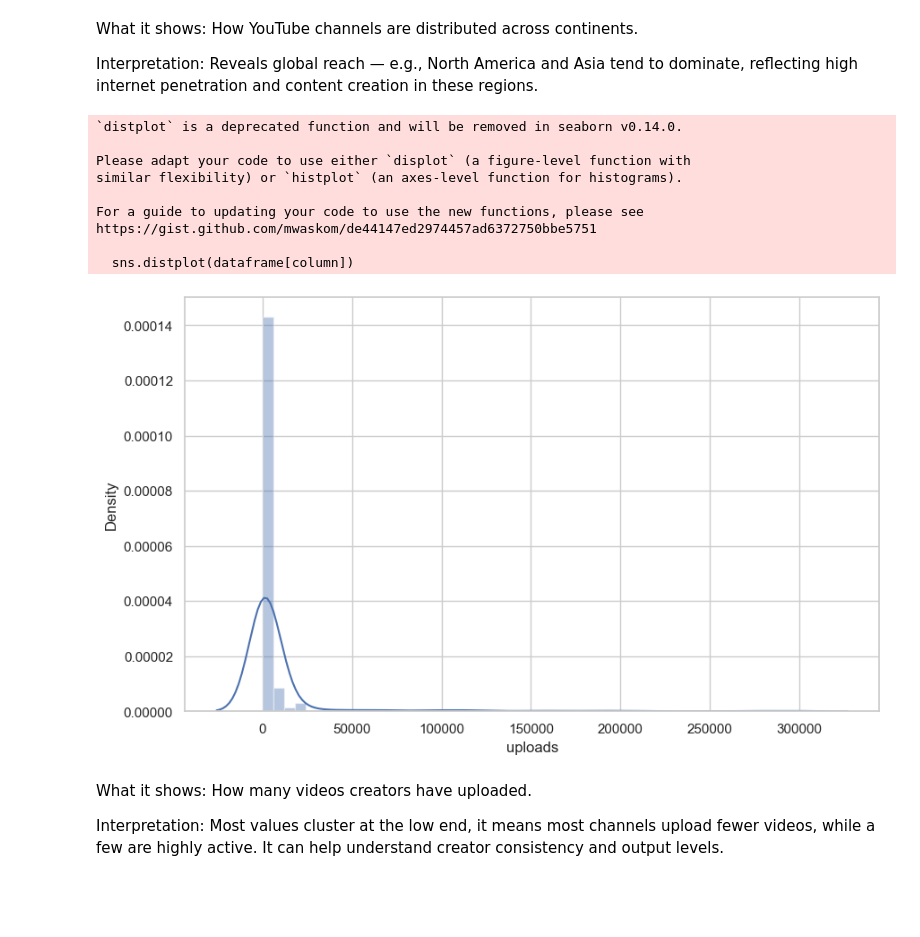
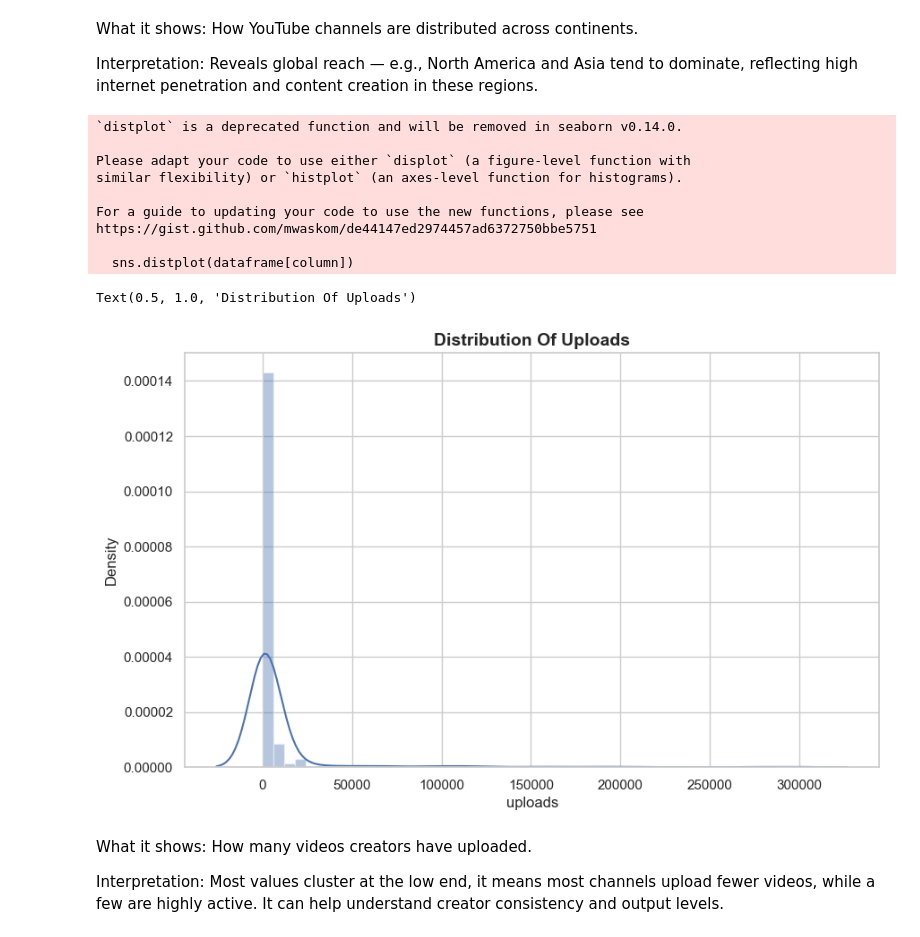
Before and after one commit to MercyMburu/PYDATA_CAPSTONE, a Jupyter notebook: Youtubestats.ipynb, the cells around one changed output. Cells and saved outputs as stored; diff of their text form; code cells hidden in the pictures; blank space fills up the shorter version.

```diff
--- a/Youtubestats.ipynb
+++ b/Youtubestats.ipynb
@@ -348,21 +367,23 @@ Reveals global reach — e.g., North America and Asia tend to dominate, reflecti
 # %%
 # Distribution of uploads
 
 def uni_viz(dataframe, column, bin=None):
   sns.distplot(dataframe[column])
 
 uni_viz(df,'uploads')
+plt.title("Distribution Of Uploads", fontsize=14, fontweight='bold')
 # %% [output]
 `distplot` is a deprecated function and will be removed in seaborn v0.14.0.
 
 Please adapt your code to use either `displot` (a figure-level function with
 similar flexibility) or `histplot` (an axes-level function for histograms).
 
 For a guide to updating your code to use the new functions, please see
 https://gist.github.com/mwaskom/de44147ed2974457ad6372750bbe5751
 
   sns.distplot(dataframe[column])
+Text(0.5, 1.0, 'Distribution Of Uploads')
-[figure, old version]
+[figure, new version]
 # %% [markdown]
 What it shows:
 How many videos creators have uploaded.
```
Also changed, not shown: parts of 11 cells of this notebook, 3 other files.
